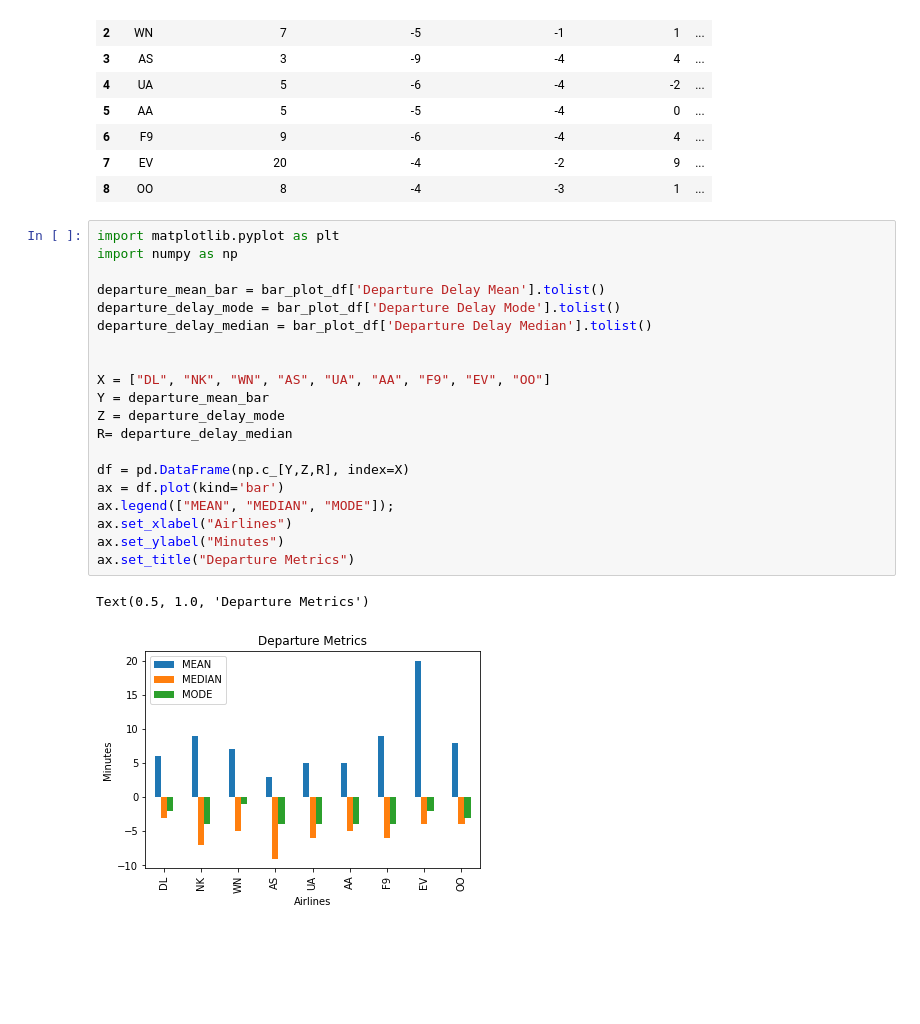
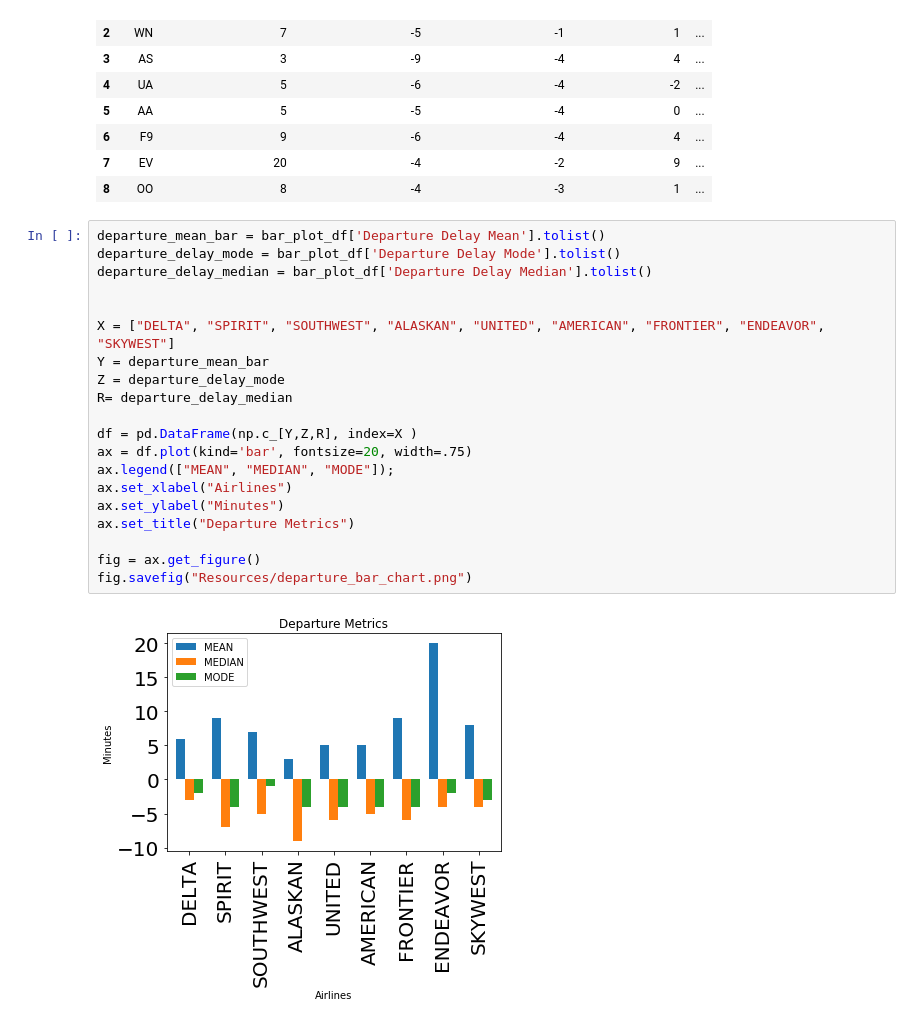
Before and after one commit to HWspam/Delorean, a Jupyter notebook: Departure and Arrival Data Graphs.ipynb, the cells around one changed output. Drawn from its saved outputs; the diff is of its cells as text; blank space fills up the shorter version.

Commit message:
graphs have ailines

```diff
--- a/Departure and Arrival Data Graphs.ipynb
+++ b/Departure and Arrival Data Graphs.ipynb
@@ -203,28 +203,27 @@ bar_plot_df
 | 7 | EV | 20 | -4 | -2 | 9 | ... |
 | 8 | OO | 8 | -4 | -3 | 1 | ... |
 # %%
-import matplotlib.pyplot as plt
-import numpy as np
-
 departure_mean_bar = bar_plot_df['Departure Delay Mean'].tolist()
 departure_delay_mode = bar_plot_df['Departure Delay Mode'].tolist()
 departure_delay_median = bar_plot_df['Departure Delay Median'].tolist()
 
 
-X = ["DL", "NK", "WN", "AS", "UA", "AA", "F9", "EV", "OO"]
+X = ["DELTA", "SPIRIT", "SOUTHWEST", "ALASKAN", "UNITED", "AMERICAN", "FRONTIER", "ENDEAVOR", "SKYWEST"]
 Y = departure_mean_bar
 Z = departure_delay_mode
 R= departure_delay_median
 
-df = pd.DataFrame(np.c_[Y,Z,R], index=X)
-ax = df.plot(kind='bar')
+df = pd.DataFrame(np.c_[Y,Z,R], index=X )
+ax = df.plot(kind='bar', fontsize=20, width=.75)
 ax.legend(["MEAN", "MEDIAN", "MODE"]);
 ax.set_xlabel("Airlines")
 ax.set_ylabel("Minutes")
 ax.set_title("Departure Metrics")
+
+fig = ax.get_figure()
+fig.savefig("Resources/departure_bar_chart.png")
 # %% [output]
-Text(0.5, 1.0, 'Departure Metrics')
-[figure, old version]
+[figure, new version]
 # %%
 arrival_mean_bar = bar_plot_df['Arrival Delay Mean'].tolist()
 arrival_delay_mode = bar_plot_df['Arrival Delay Mode'].tolist()
```
Also changed, not shown: parts of 1 cell of this notebook, 2 other files.
